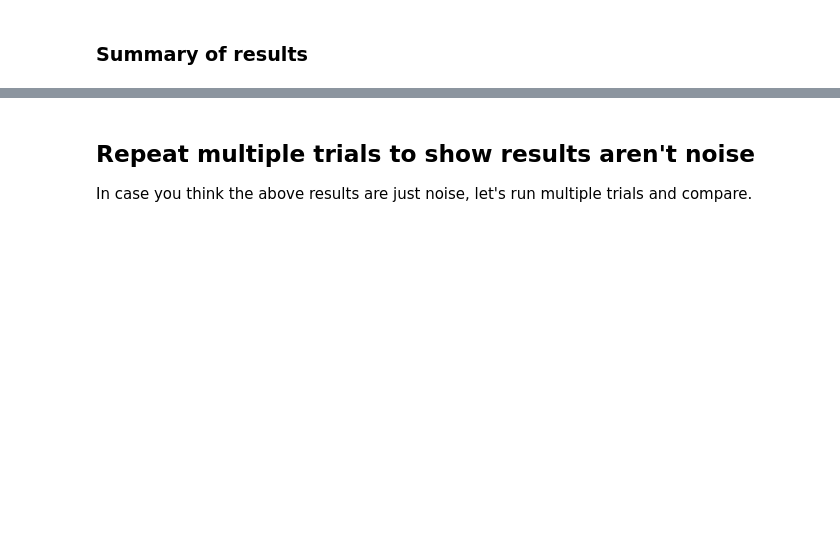
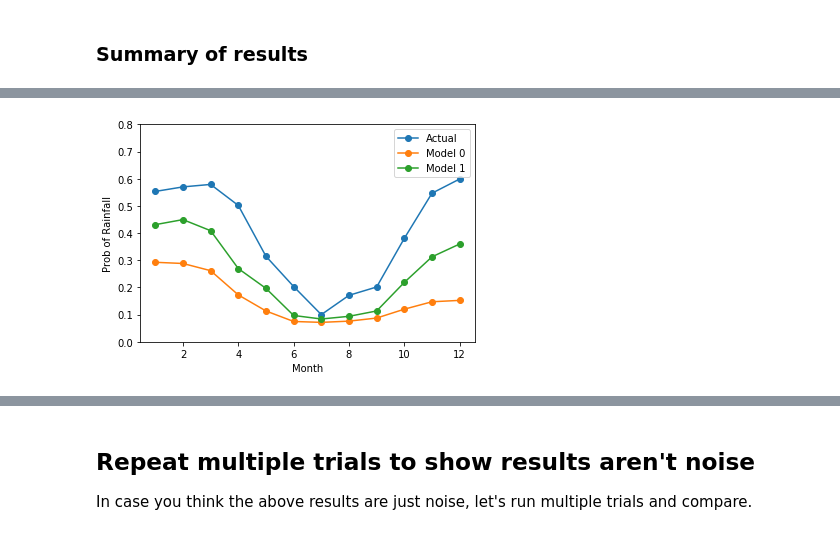
Before and after one commit to numeristical/resources, a Jupyter notebook: lecture_notebooks/LN200804_StructureBoost_Intro.ipynb, the cells around one changed output, grey strips where cells are left out. Drawn from its saved outputs; the diff is of its cells as text; code cells hidden in the pictures; blank space fills up the shorter version.

```diff
--- a/lecture_notebooks/LN200804_StructureBoost_Intro.ipynb
+++ b/lecture_notebooks/LN200804_StructureBoost_Intro.ipynb
@@ -606,0 +630,4 @@ CatBoost:  (County, Month categorical)       loss = 0.41914
+# %%
+compare_models_to_actual([cb1, stboost_CA_2], 'Del_Norte', mean_by_mc_full)
+# %% [output]
+[figure, added]
```
Also changed, not shown: parts of 32 cells of this notebook.
